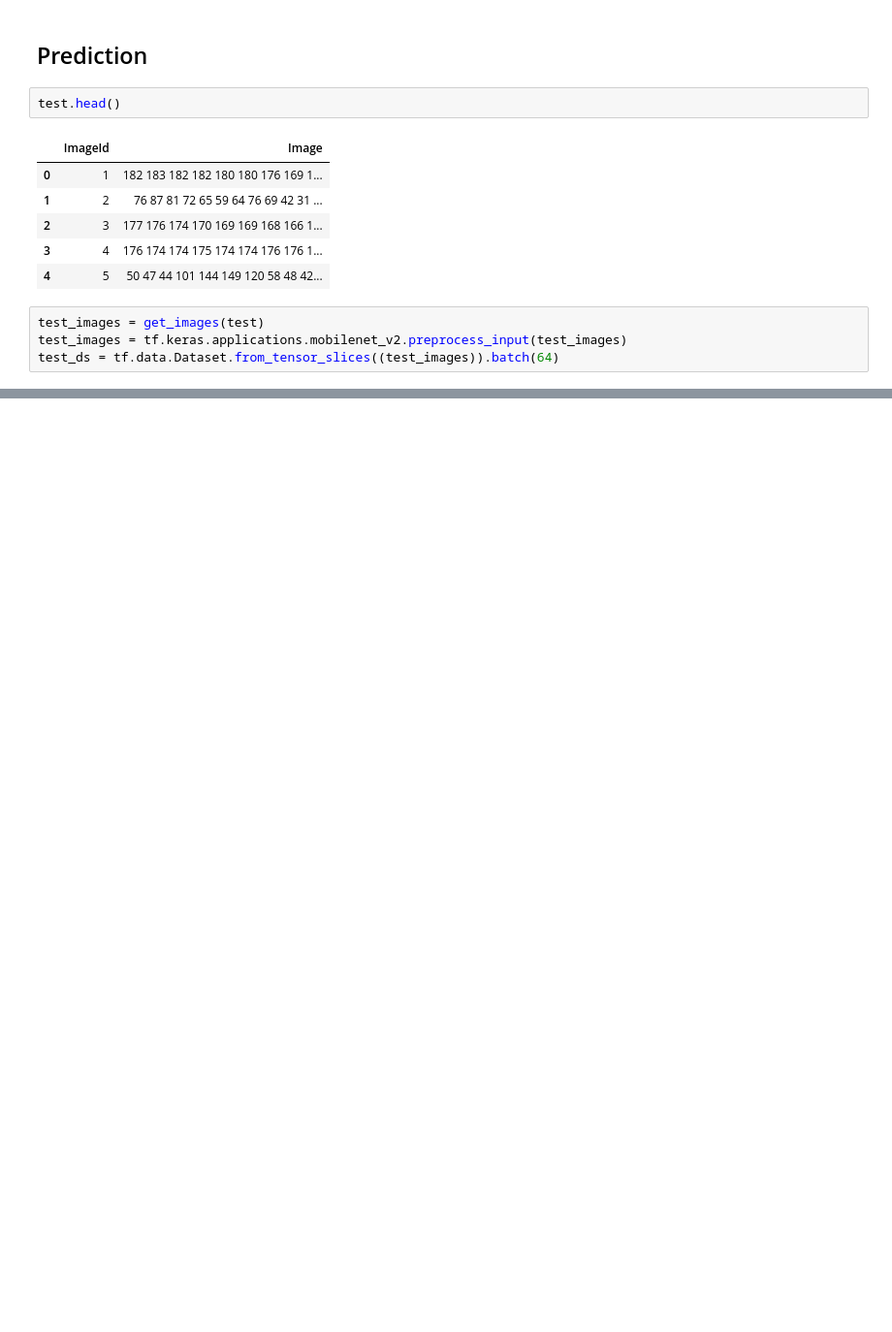
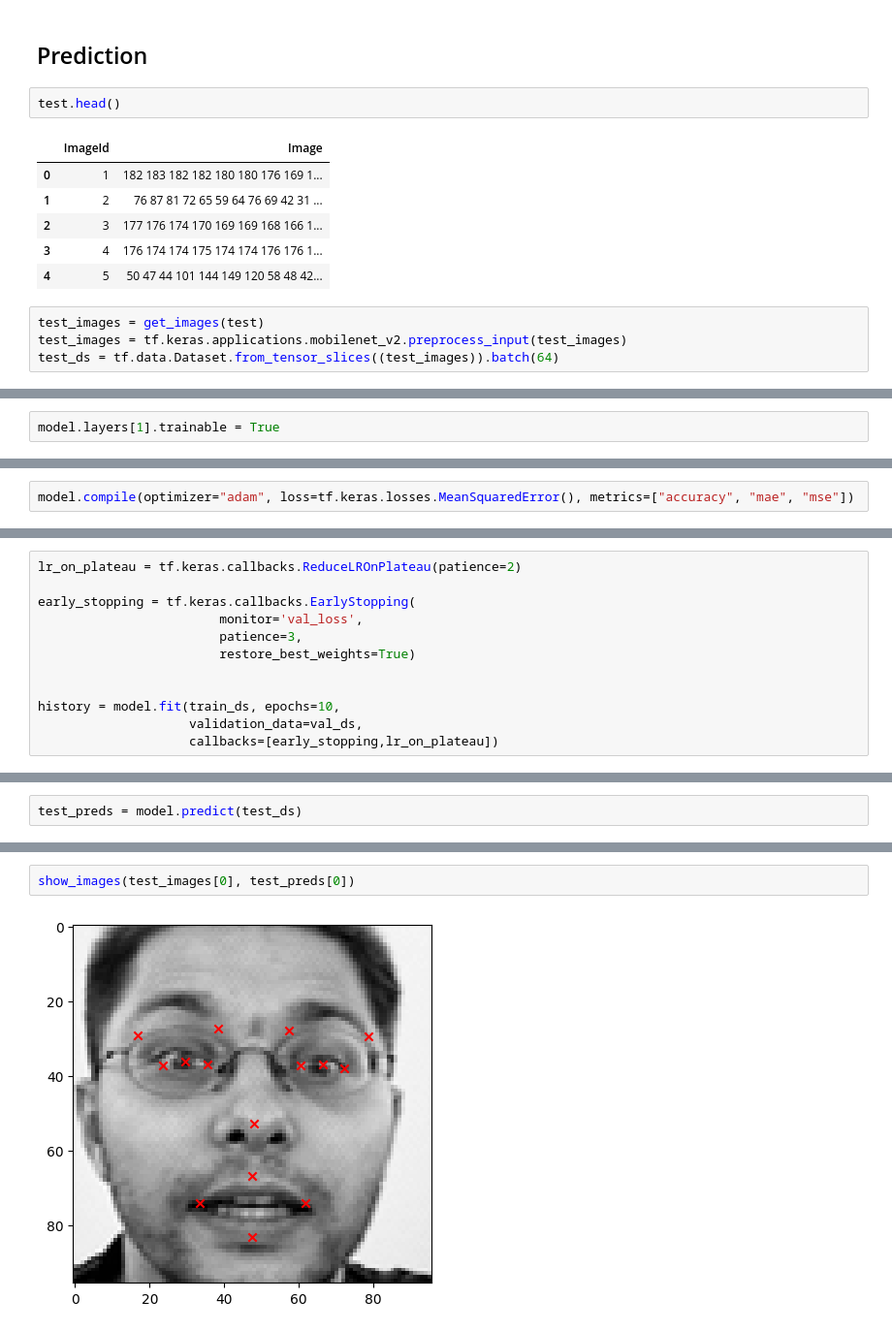
Before and after one commit to abhayp2204/Facial-Keypoints-Recognition, a Jupyter notebook: code.ipynb, the cells around one changed output, grey strips where cells are left out. Shown at 97% size. Saved outputs shown, nothing was run; the diff lists cells and outputs as text; blank space fills up the shorter version.

```diff
--- a/code.ipynb
+++ b/code.ipynb
@@ -451,0 +464,2 @@ visualize_data(test_images, test_preds)
+# %%
+model.layers[1].trainable = True
@@ -451,0 +469,2 @@ visualize_data(test_images, test_preds)
+# %%
+model.compile(optimizer="adam", loss=tf.keras.losses.MeanSquaredError(), metrics=["accuracy", "mae", "mse"])
@@ -451,0 +491,12 @@ visualize_data(test_images, test_preds)
+# %%
+lr_on_plateau = tf.keras.callbacks.ReduceLROnPlateau(patience=2)
+
+early_stopping = tf.keras.callbacks.EarlyStopping(
+                        monitor='val_loss',
+                        patience=3,
+                        restore_best_weights=True)
+
+
+history = model.fit(train_ds, epochs=10,
+                    validation_data=val_ds,
+                    callbacks=[early_stopping,lr_on_plateau])
@@ -451,0 +524,2 @@ visualize_data(test_images, test_preds)
+# %%
+test_preds = model.predict(test_ds)
@@ -451,0 +528,4 @@ visualize_data(test_images, test_preds)
+# %%
+show_images(test_images[0], test_preds[0])
+# %% [output]
+[figure, added]
```
Also changed, not shown: parts of 21 cells of this notebook.
